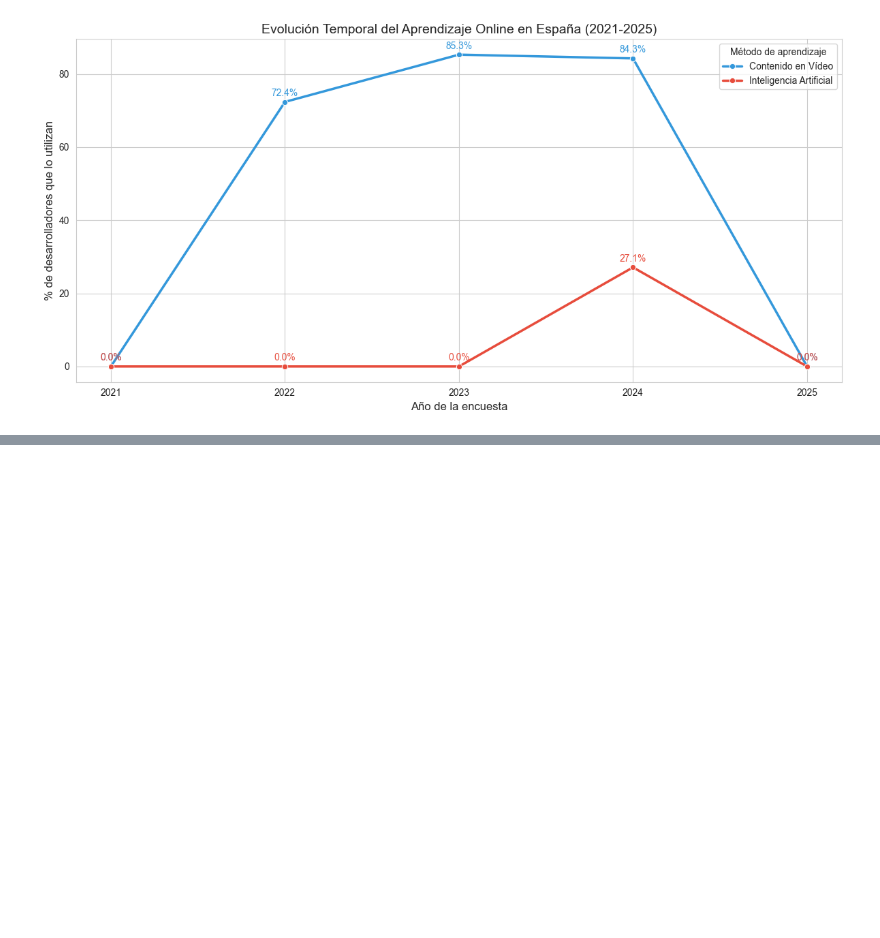
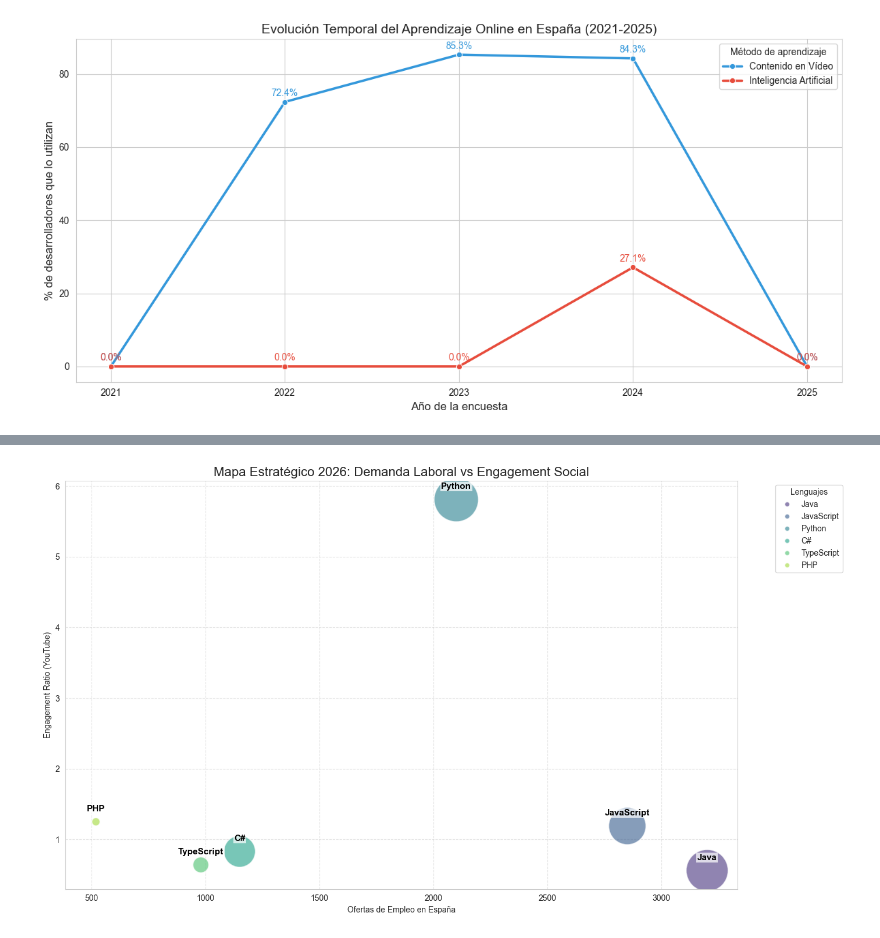
Before and after one commit to jlalonsoredon/EDA-programacion-tendencias, a Jupyter notebook: analisis-Stack-Overflow.ipynb, the cells around one changed output, grey strips where cells are left out. Saved outputs shown, nothing was run; the diff lists cells and outputs as text; code cells hidden in the pictures; blank space fills up the shorter version.

```diff
--- a/analisis-Stack-Overflow.ipynb
+++ b/analisis-Stack-Overflow.ipynb
@@ -1013,0 +1320,4 @@ plt.show()
+# %%
+# --- EJECUCIÓN ---
+idiomas_a_testear = ['Java', 'Python', 'JavaScript', 'SQL', 'C#', 'TypeScript', 'PHP', 'IA']
+df_engagement = analizar_comunidad_lenguajes(youtube, idiomas_a_testear)
@@ -1013,0 +1348,4 @@ plt.show()
+# %%
+# 3. Unimos ambas tablas (usando un 'inner' join para que solo queden los lenguajes en común)
+df_final = pd.merge(df_laboral_clean, df_engagement, on='Lenguaje', how='inner')
+df_final['Ofertas_por_Millon_Views'] = (df_final['Ofertas_Activas_ES'] / (df_final['Total_Views_Muestra'] / 1_000_000)).round(2) # Calculamos la relación entre ofertas y millones de views para comparar demanda vs comunidad
@@ -1013,0 +1370,46 @@ plt.show()
+# %%
+plt.figure(figsize=(14, 8))
+
+# 2. Creamos el scatter plot
+# Usamos legend='brief' para que Seaborn no se vuelva loco con los tamaños
+scatter = sns.scatterplot(
+    data=df_final,
+    x='Ofertas_Activas_ES',
+    y='Engagement_Ratio',
+    size='Total_Views_Muestra',
+    hue='Lenguaje',
+    sizes=(100, 3000),
+    palette='viridis',
+    alpha=0.6,
+    legend='brief'
+)
+
+# 3. Colocar etiquetas de texto MANUALMENTE (Evita el desajuste de la captura)
+# Usamos iterrows() que es más seguro que un bucle range(len)
+for index, row in df_final.iterrows():
+    plt.text(
+        x=row['Ofertas_Activas_ES'],
+        y=row['Engagement_Ratio'] + 0.15, # Un poco de margen vertical
+        s=row['Lenguaje'],
+        fontdict=dict(color='black', size=11, weight='bold'),
+        ha='center', # Centra el texto sobre la burbuja
+        bbox=dict(facecolor='white', alpha=0.7, edgecolor='none', pad=1)
+    )
+
+# 4. Ajustar la leyenda para que no salgan los números de vistas si no quieres
+# Esto limpia la leyenda y solo deja los colores de los lenguajes
+handles, labels = scatter.get_legend_handles_labels()
+# Filtramos: solo nos quedamos con los elementos de la leyenda que son lenguajes
+# (Normalmente los primeros N elementos, donde N es el número de lenguajes)
+num_lenguajes = len(df_final['Lenguaje'].unique())
+plt.legend(handles[1:num_lenguajes+1], labels[1:num_lenguajes+1],
+           title="Lenguajes", bbox_to_anchor=(1.05, 1), loc='upper left')
+
+plt.title('Mapa Estratégico 2026: Demanda Laboral vs Engagement Social', fontsize=16)
+plt.xlabel('Ofertas de Empleo en España')
+plt.ylabel('Engagement Ratio (YouTube)')
+plt.grid(True, linestyle='--', alpha=0.5)
+plt.tight_layout()
+plt.show()
+# %% [output]
+[figure, added]
```
Also changed, not shown: parts of 39 cells of this notebook, 1 other file.
